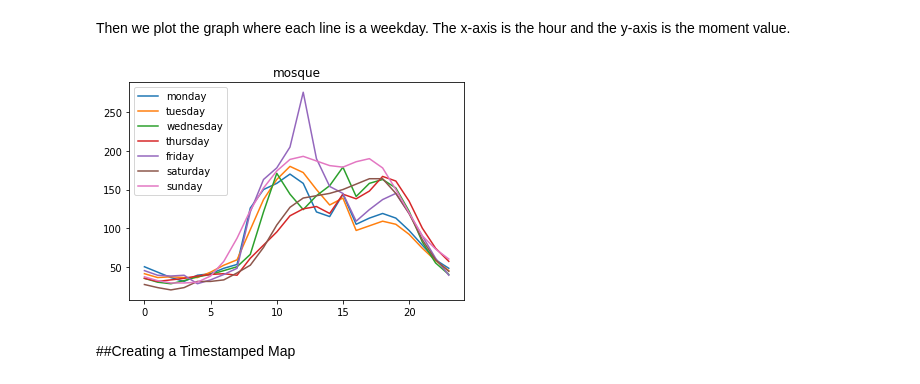
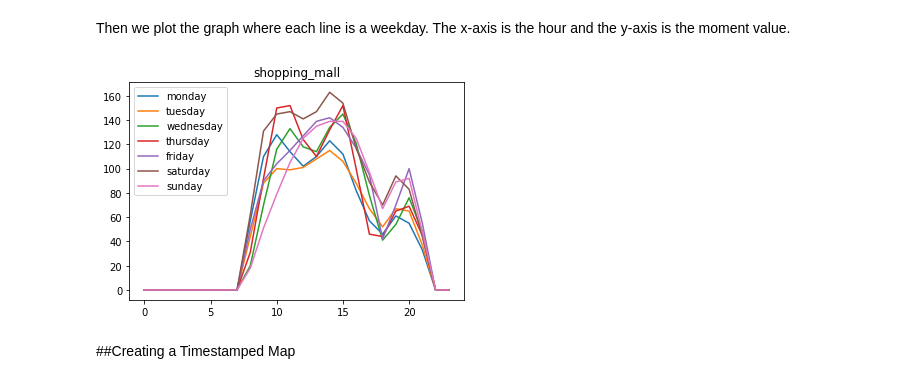
Before and after one commit to bhaskoro-muthohar/Mapping-Tempat-Populer-di-Pekanbaru, a Jupyter notebook: Mapping_Tempat_Populer_di_Pekanbaru.ipynb, the cells around one changed output. Saved outputs shown, nothing was run; the diff lists cells and outputs as text; code cells hidden in the pictures.

```diff
--- a/Mapping_Tempat_Populer_di_Pekanbaru.ipynb
+++ b/Mapping_Tempat_Populer_di_Pekanbaru.ipynb
@@ -160,8 +160,8 @@ def plot_weekly_moments(place_type):
     ax.set_title(place_type)
     ax.legend()
 # %%
-plot_weekly_moments('mosque')
+plot_weekly_moments('shopping_mall')
 # %% [output]
-[figure, old version]
+[figure, new version]
 # %% [markdown]
 ##Creating a Timestamped Map
```
Also changed, not shown: parts of 2 cells of this notebook.
